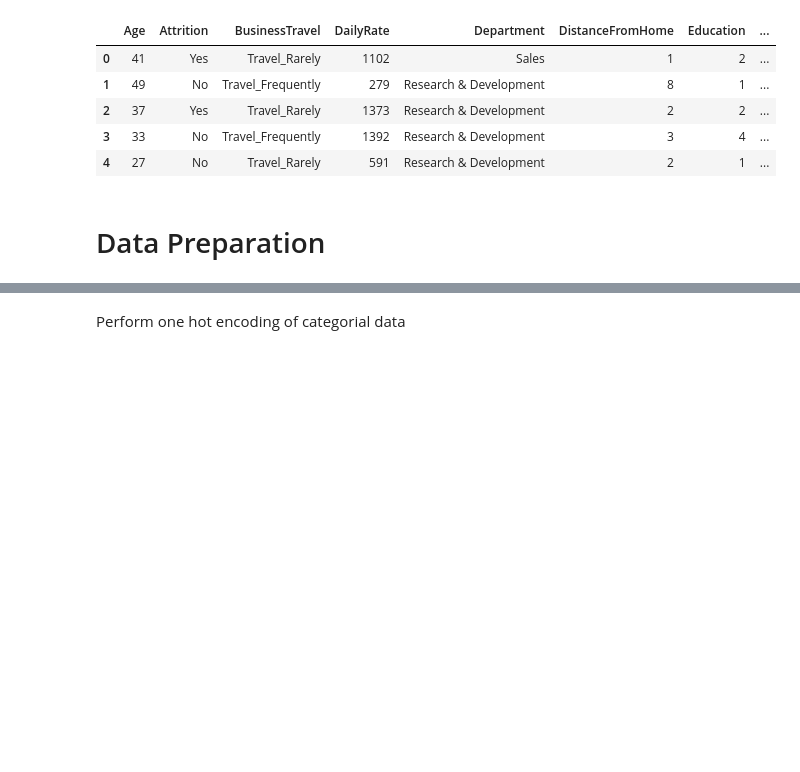
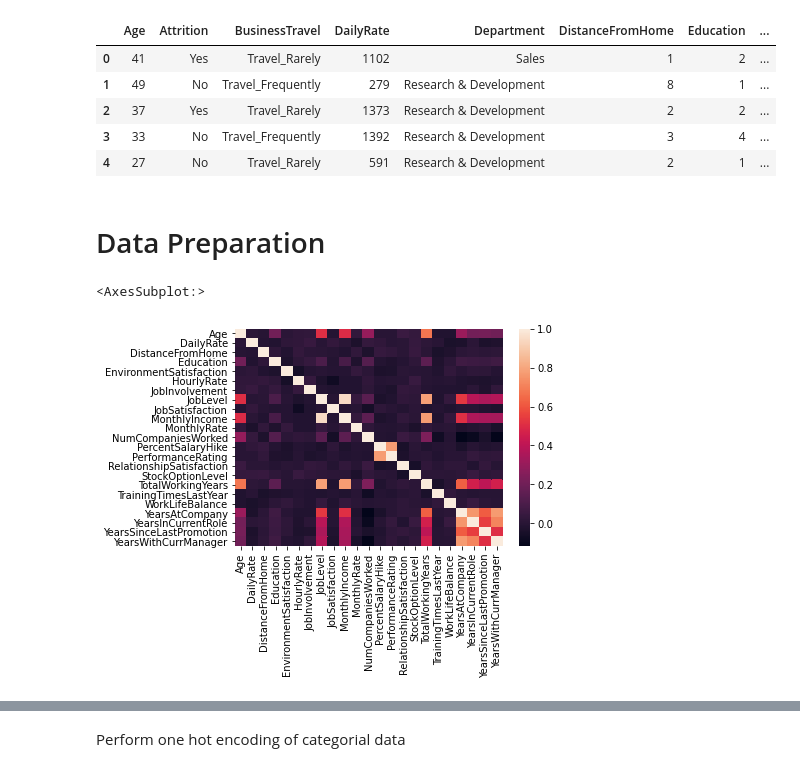
Before and after one commit to CSML1000-Winter2021-GroupA/human-resources, a Jupyter notebook: notebook.ipynb, the cells around one changed output, grey strips where cells are left out. Drawn from its saved outputs; the diff is of its cells as text; code cells hidden in the pictures; blank space fills up the shorter version.

```diff
--- a/notebook.ipynb
+++ b/notebook.ipynb
@@ -48,3 +50,11 @@ hr_df.head()
 | 4 | 27 | No | Travel_Rarely | 591 | Research & Development | 2 | 1 | ... |
 # %% [markdown]
 # Data Preparation
+# %%
+corr_df = hr_df.corr()
+sns.heatmap(corr_df,
+            xticklabels=corr_df.columns,
+            yticklabels=corr_df.columns)
+# %% [output]
+<AxesSubplot:>
+[figure, added]
```
Also changed, not shown: parts of 5 cells of this notebook, 1 other file.
